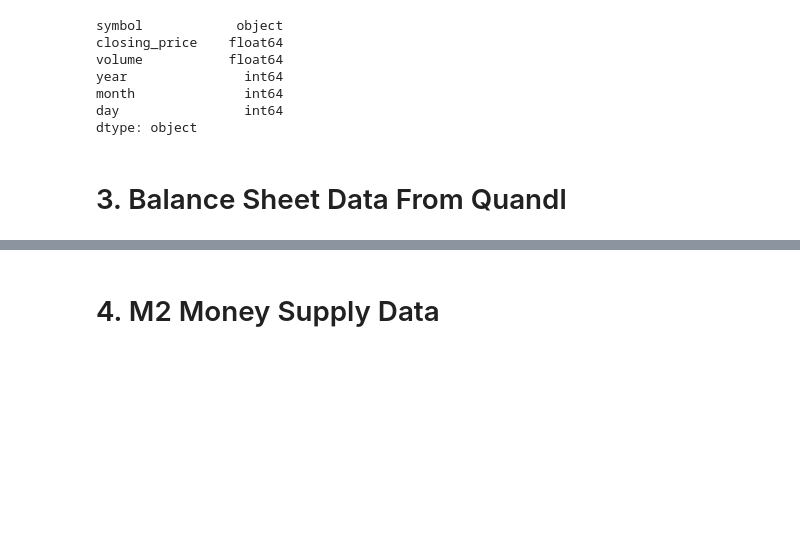
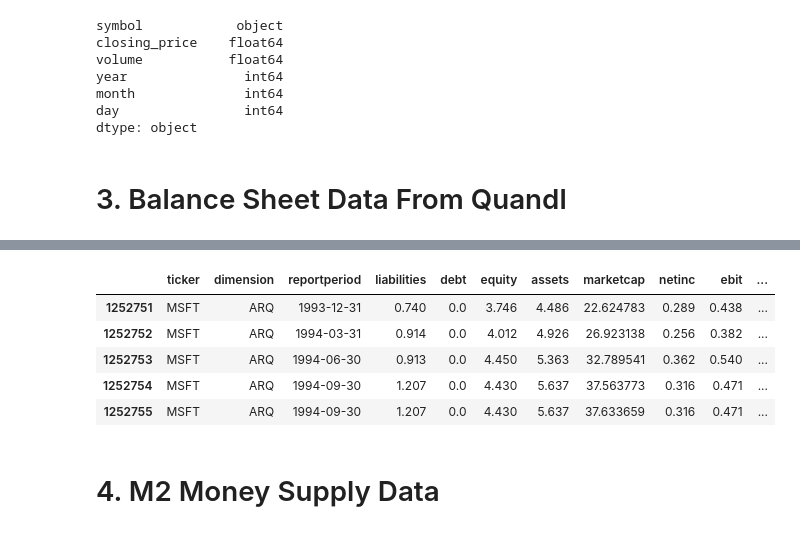
Before and after one commit to ralf-r-r/financial_market_analytics, a Jupyter notebook: notebooks/Test api and data set.ipynb, the cells around one changed output, grey strips where cells are left out. Drawn from its saved outputs; the diff is of its cells as text; code cells hidden in the pictures; blank space fills up the shorter version.

```diff
--- a/notebooks/Test api and data set.ipynb
+++ b/notebooks/Test api and data set.ipynb
@@ -265,5 +249,12 @@ df_quandl.dtypes
 # %%
-df_quandl[df_quandl["ticker"] == "MSFT"]
+df_quandl[df_quandl["ticker"] == "MSFT"].head(5)
+# %% [output]
+|  | ticker | dimension | reportperiod | liabilities | debt | equity | assets | marketcap | netinc | ebit | ... |
+| 1252751 | MSFT | ARQ | 1993-12-31 | 0.740 | 0.0 | 3.746 | 4.486 | 22.624783 | 0.289 | 0.438 | ... |
+| 1252752 | MSFT | ARQ | 1994-03-31 | 0.914 | 0.0 | 4.012 | 4.926 | 26.923138 | 0.256 | 0.382 | ... |
+| 1252753 | MSFT | ARQ | 1994-06-30 | 0.913 | 0.0 | 4.450 | 5.363 | 32.789541 | 0.362 | 0.540 | ... |
+| 1252754 | MSFT | ARQ | 1994-09-30 | 1.207 | 0.0 | 4.430 | 5.637 | 37.563773 | 0.316 | 0.471 | ... |
+| 1252755 | MSFT | ARQ | 1994-09-30 | 1.207 | 0.0 | 4.430 | 5.637 | 37.633659 | 0.316 | 0.471 | ... |
 # %% [markdown]
 # 4. M2 Money Supply Data
 # %% [markdown]
```
Also changed, not shown: parts of 13 cells of this notebook, 1 other file.
